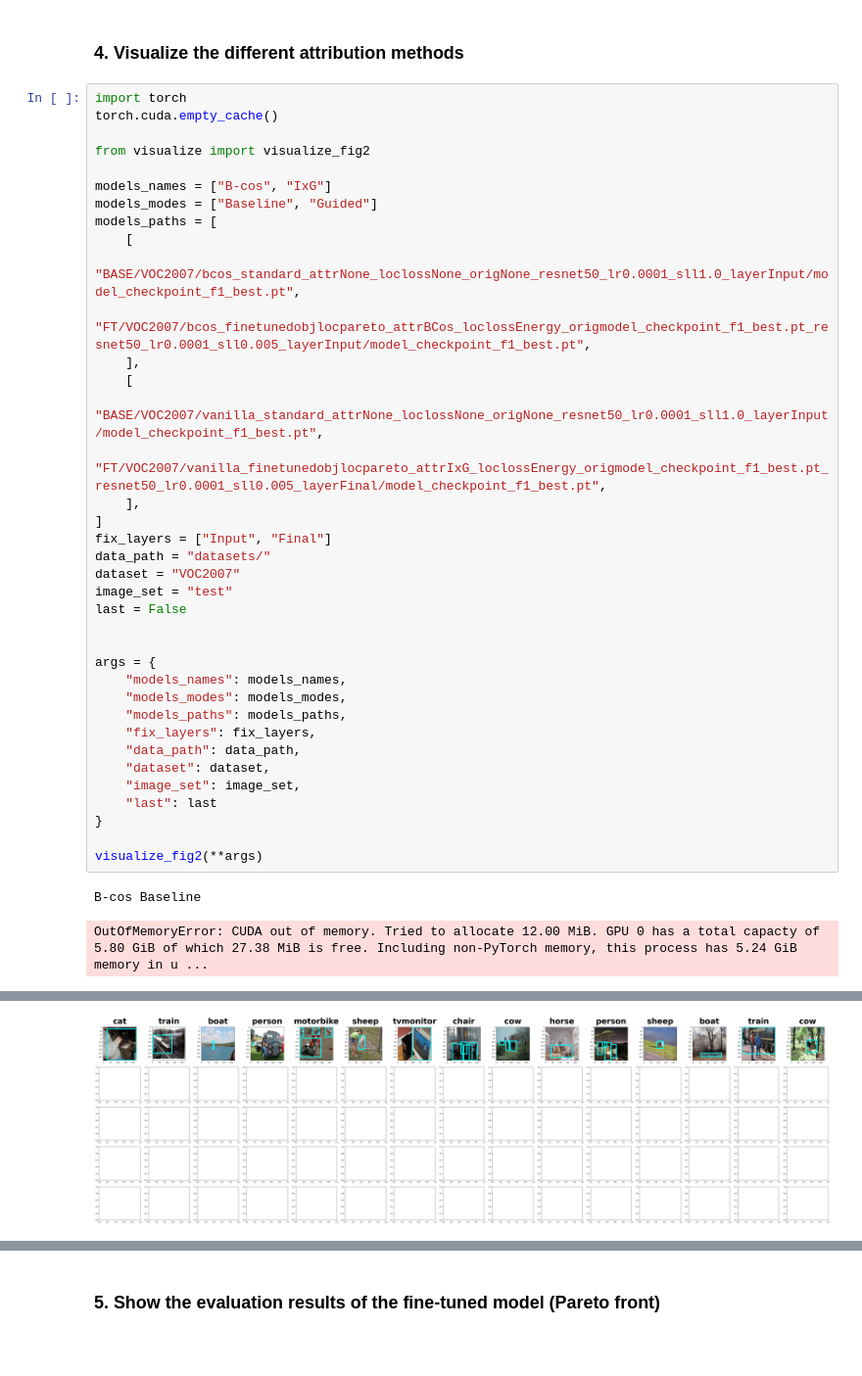
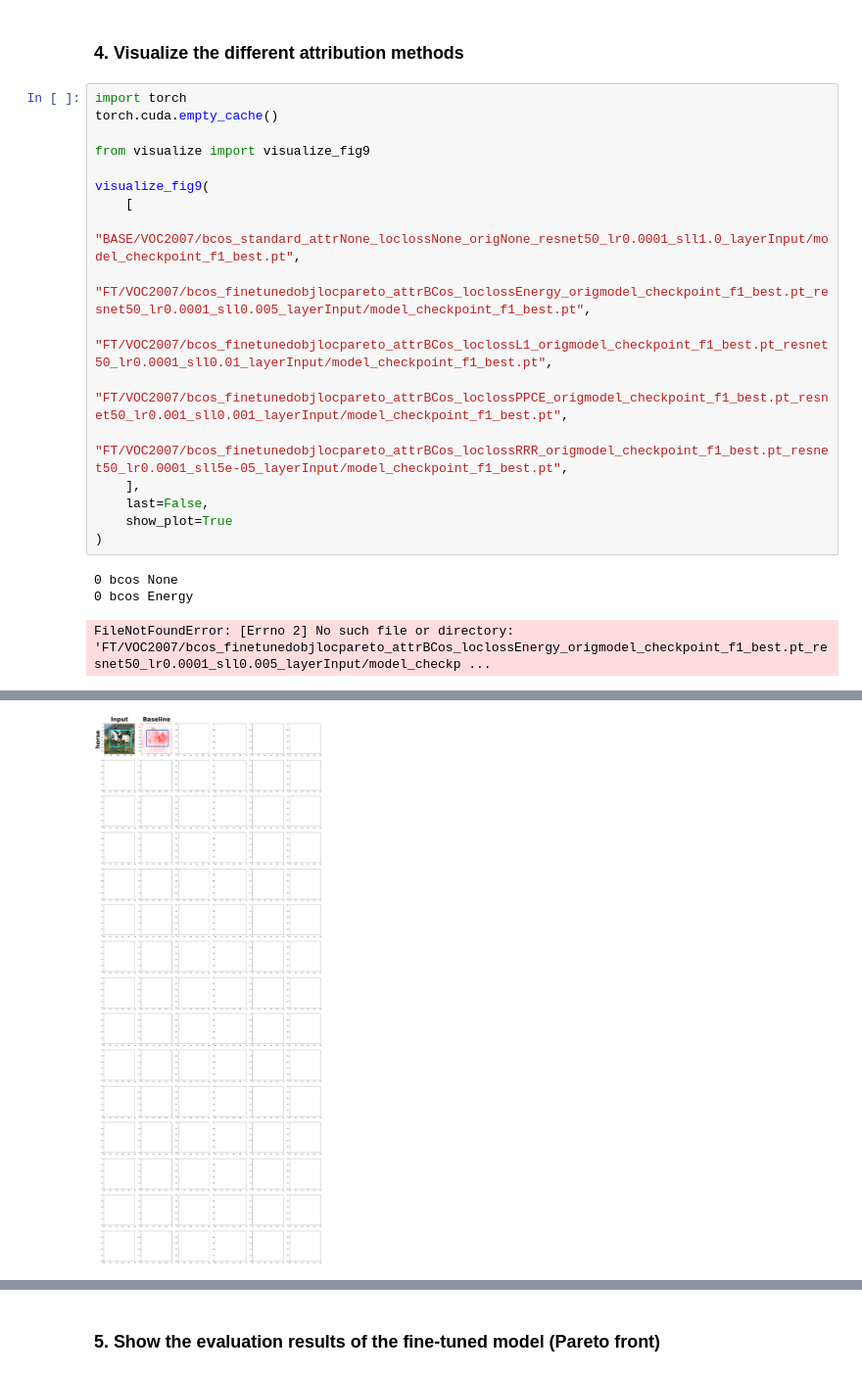
Before and after one commit to rensdebee/FACTifAI_2024_3, a Jupyter notebook: example.ipynb, the cells around one changed output, grey strips where cells are left out. Shown at 98% size. Cells and saved outputs as stored; diff of their text form; blank space fills up the shorter version.

```diff
--- a/example.ipynb
+++ b/example.ipynb
@@ -185,42 +240,23 @@ Validation Metrics: {'Accuracy': 0.9689317345619202, 'Precision': 0.832045495510
 import torch
 torch.cuda.empty_cache()
 
-from visualize import visualize_fig2
+from visualize import visualize_fig9
 
-models_names = ["B-cos", "IxG"]
-models_modes = ["Baseline", "Guided"]
-models_paths = [
+visualize_fig9(
     [
         "BASE/VOC2007/bcos_standard_attrNone_loclossNone_origNone_resnet50_lr0.0001_sll1.0_layerInput/model_checkpoint_f1_best.pt",
         "FT/VOC2007/bcos_finetunedobjlocpareto_attrBCos_loclossEnergy_origmodel_checkpoint_f1_best.pt_resnet50_lr0.0001_sll0.005_layerInput/model_checkpoint_f1_best.pt",
+        "FT/VOC2007/bcos_finetunedobjlocpareto_attrBCos_loclossL1_origmodel_checkpoint_f1_best.pt_resnet50_lr0.0001_sll0.01_layerInput/model_checkpoint_f1_best.pt",
+        "FT/VOC2007/bcos_finetunedobjlocpareto_attrBCos_loclossPPCE_origmodel_checkpoint_f1_best.pt_resnet50_lr0.001_sll0.001_layerInput/model_checkpoint_f1_best.pt",
+        "FT/VOC2007/bcos_finetunedobjlocpareto_attrBCos_loclossRRR_origmodel_checkpoint_f1_best.pt_resnet50_lr0.0001_sll5e-05_layerInput/model_checkpoint_f1_best.pt",
     ],
-    [
-        "BASE/VOC2007/vanilla_standard_attrNone_loclossNone_origNone_resnet50_lr0.0001_sll1.0_layerInput/model_checkpoint_f1_best.pt",
-        "FT/VOC2007/vanilla_finetunedobjlocpareto_attrIxG_loclossEnergy_origmodel_checkpoint_f1_best.pt_resnet50_lr0.0001_sll0.005_layerFinal/model_checkpoint_f1_best.pt",
-    ],
-]
-fix_layers = ["Input", "Final"]
-data_path = "datasets/"
-dataset = "VOC2007"
-image_set = "test"
-last = False
-
-
-args = {
-    "models_names": models_names,
-    "models_modes": models_modes,
-    "models_paths": models_paths,
-    "fix_layers": fix_layers,
-    "data_path": data_path,
-    "dataset": dataset,
-    "image_set": image_set,
-    "last": last
-}
-
-visualize_fig2(**args)
+    last=False,
+    show_plot=True
+)
 # %% [output]
-B-cos Baseline
+0 bcos None
+0 bcos Energy
-OutOfMemoryError: CUDA out of memory. Tried to allocate 12.00 MiB. GPU 0 has a total capacty of 5.80 GiB of which 27.38 MiB is free. Including non-PyTorch memory, this process has 5.24 GiB memory in u ...
+FileNotFoundError: [Errno 2] No such file or directory: 'FT/VOC2007/bcos_finetunedobjlocpareto_attrBCos_loclossEnergy_origmodel_checkpoint_f1_best.pt_resnet50_lr0.0001_sll0.005_layerInput/model_checkp ...
 findfont: Font family 'Times New Roman' not found.
 findfont: Font family 'Times New Roman' not found.
 findfont: Font family 'Times New Roman' not found.
@@ -241 +274 @@ findfont: Font family 'Times New Roman' not found.
-[figure, old version]
+[figure, new version]
```
Also changed, not shown: parts of 11 cells of this notebook, 8 other files.
